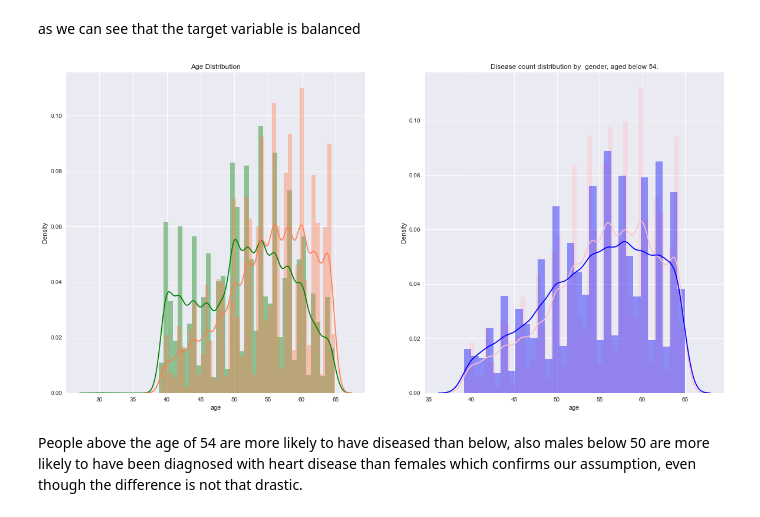
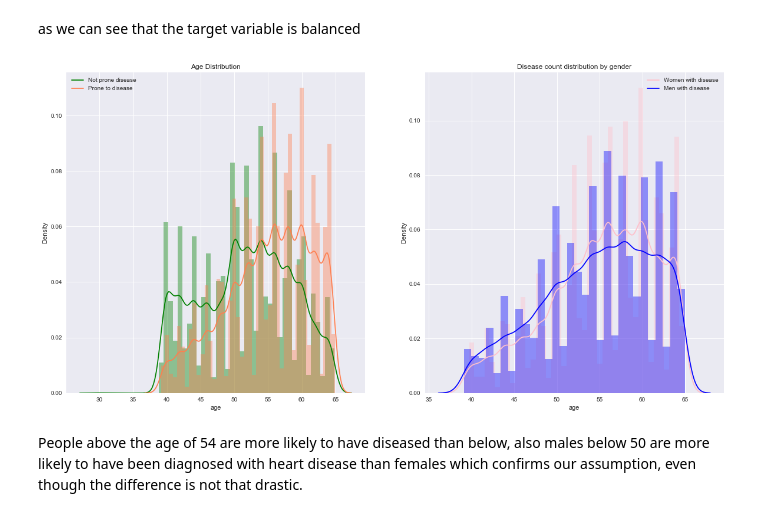
Before and after one commit to Aditya-Ramachandran/cardiovascular-disease-detection, a Jupyter notebook: EDA 1.ipynb, the cells around one changed output. Saved outputs shown, nothing was run; the diff lists cells and outputs as text; code cells hidden in the pictures.

```diff
--- a/EDA 1.ipynb
+++ b/EDA 1.ipynb
@@ -120,16 +120,19 @@ data['age'] = data['age']/365
 # %%
 fig, (ax1,ax2) = plt.subplots(1,2, figsize=(20,10))
 
 sns.distplot(data['age'][data['cardio']==0], ax = ax1, color='green')
 sns.distplot(data['age'][data['cardio']==1], ax = ax1,color='coral')
 ax1.set_title('Age Distribution')
+ax1.legend(['Not prone disease', 'Prone to disease'])
 
-sns.distplot(data['age'][(data['gender']==1) & (data['cardio']==1)],ax = ax2,color='pink')
-sns.distplot(data['age'][(data['gender']==2) & (data['cardio']==1)],ax = ax2,color='blue')
-ax2.set_title('Disease count distribution by  gender, aged below 54.')
+sns.distplot(data['age'][(data['gender']==1) & (data['cardio']==1)],ax = ax2,color='pink', label='Woman with disease')
+sns.distplot(data['age'][(data['gender']==2) & (data['cardio']==1)],ax = ax2,color='blue',label='Men with disease')
+ax2.set_title('Disease count distribution by gender')
+ax2.legend(['Women with disease', 'Men with disease'])
+# fig.legend()
 plt.show()
 # %% [output]
-[figure, old version]
+[figure, new version]
 # %% [markdown]
 People above the age of 54 are more likely to have diseased than below, also males below 50 are more likely to have been diagnosed with heart disease than females which confirms our assumption, even though the difference is not that drastic.
 # %% [markdown]
```
Also changed, not shown: parts of 10 cells of this notebook.
